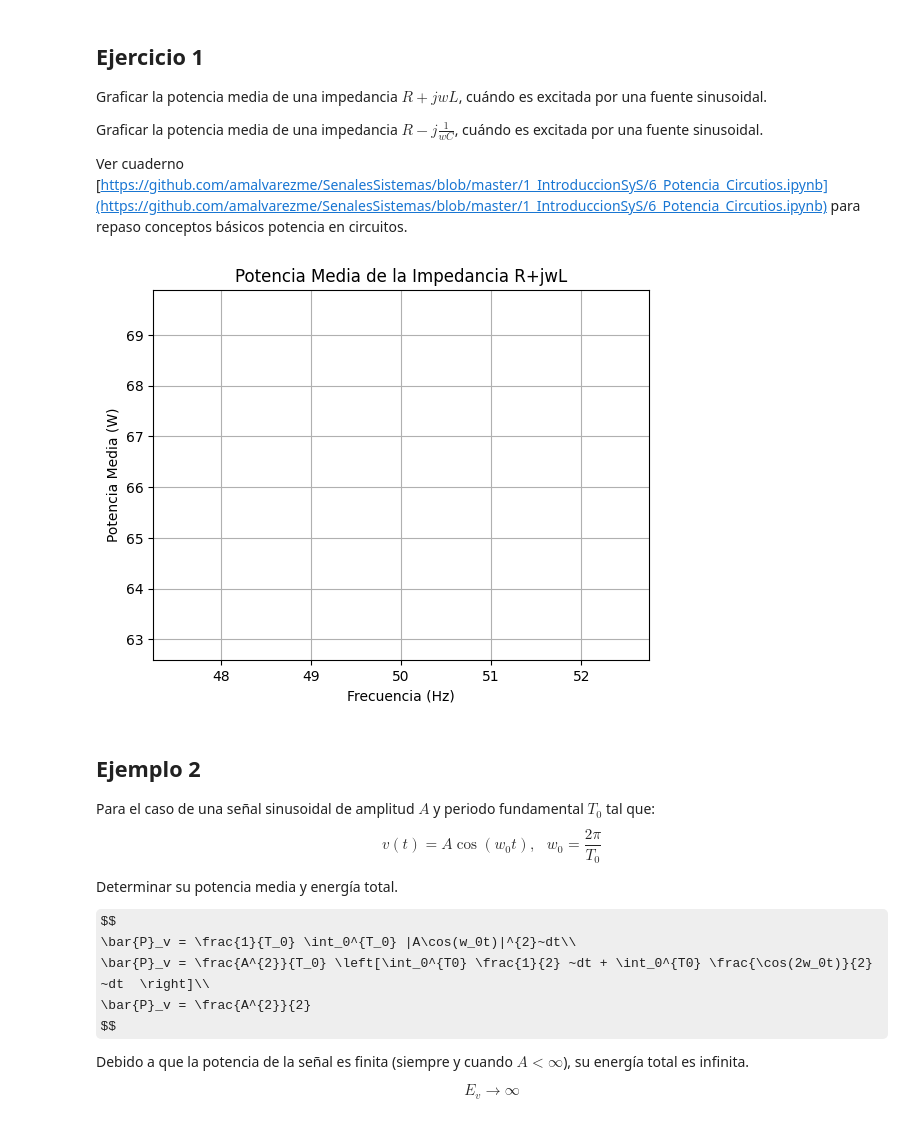
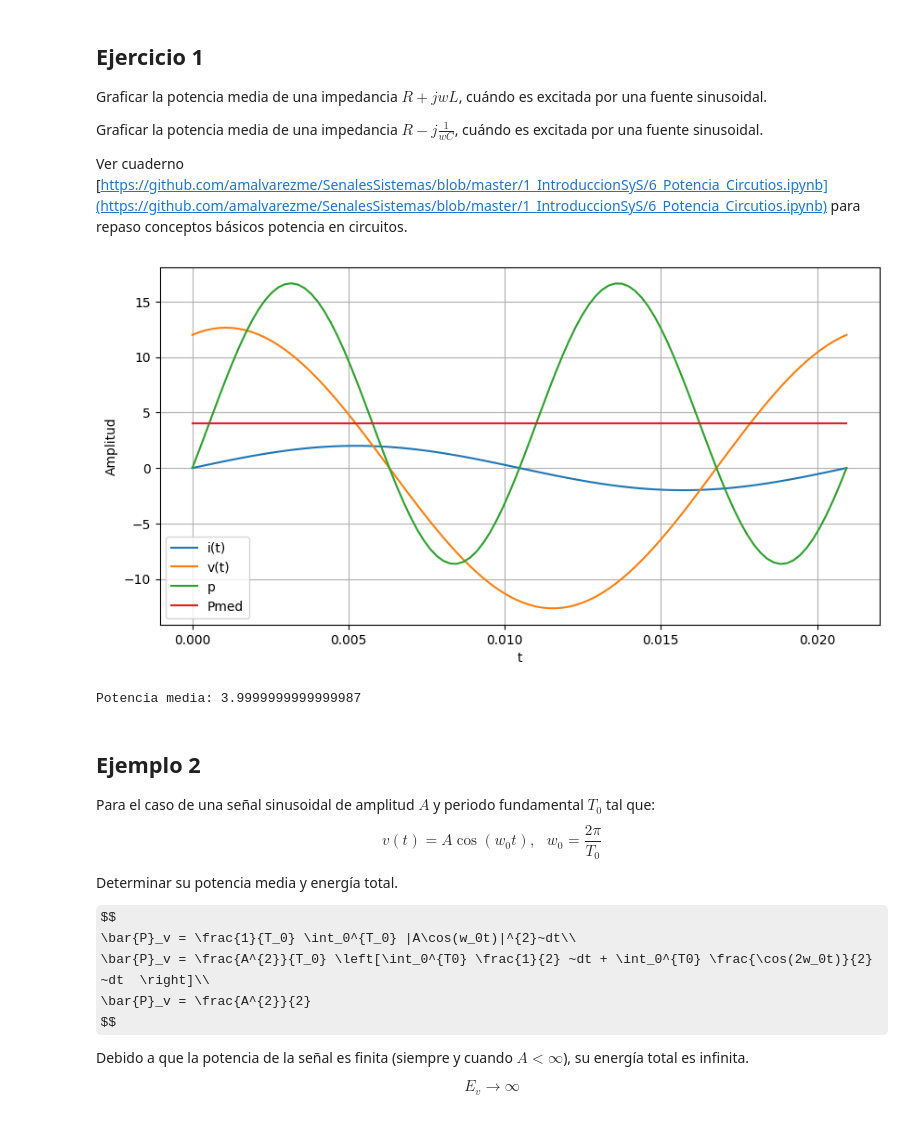
Before and after one commit to CamiloRios11/Senalesysistemas, a Jupyter notebook: Cuaderno_5.ipynb, the cells around one changed output. Saved outputs shown, nothing was run; the diff lists cells and outputs as text; code cells hidden in the pictures; some formulas as TeX source.

```diff
--- a/Cuaderno_5.ipynb
+++ b/Cuaderno_5.ipynb
@@ -212,27 +212,40 @@ Graficar la potencia media de una impedancia $R+jwL$, cuándo es excitada por un
 Graficar la potencia media de una impedancia $R-j\frac{1}{wC} $, cuándo es excitada por una fuente sinusoidal.
 
 Ver cuaderno [https://github.com/amalvarezme/SenalesSistemas/blob/master/1_IntroduccionSyS/6_Potencia_Circutios.ipynb](https://github.com/amalvarezme/SenalesSistemas/blob/master/1_IntroduccionSyS/6_Potencia_Circutios.ipynb) para repaso conceptos básicos potencia en circuitos.
-# %%
-#Punto 1:
-import numpy as np
-import matplotlib.pyplot as plt
-
-R = 10  # Resistencia en ohmios
-L = 0.1  # Inductancia en henrios
-f = 50  # Frecuencia en Hz
-V = 120  # Amplitud de voltaje en voltios
-omega = 2 * np.pi * f  # Frecuencia angular
-Z = R + 1j * omega * L  # Impedancia
-I = V / Z  # Amplitud de corriente
-P = 0.5 * np.real(V * np.conjugate(I))  # Potencia media
-plt.plot(f, P)
-plt.xlabel('Frecuencia (Hz)')
-plt.ylabel('Potencia Media (W)')
-plt.title('Potencia Media de la Impedancia R+jwL')
-plt.grid(True)
-plt.show()
-# %% [output]
-[figure, removed]
+# %%
+#Punto 1:
+import numpy as np
+import matplotlib.pyplot as plt
+
+w = 300
+L = 0.02
+R = 2
+Imax = 2
+T0 = 2*np.pi/w
+N = 100 #número de muestras
+
+t = np.linspace(0, T0, N)
+i = Imax*np.sin(w*t)
+Vmax = np.sqrt(np.square(R)+np.square(w*L))*Imax
+theta = np.arctan(w*L/R)
+v = Vmax*np.sin(w*t + theta)
+p = v*i
+P = np.trapz(p, t)/T0
+plt.figure(figsize=[10,5])
+plt.plot(t, i, label = "i(t)")
+plt.plot(t, v, label = "v(t)")
+plt.plot(t, p, label = "p")
+plt.plot(t, np.ones(N)*P, label = "Pmed")
+plt.xlabel('t')
+plt.ylabel('Amplitud')
+plt.grid()
+plt.legend()
+plt.show()
+
+print("Potencia media: "+str(P))
+# %% [output]
+[figure, added]
+Potencia media: 3.9999999999999987
 # %% [markdown]
 ## Ejemplo 2
 
```
